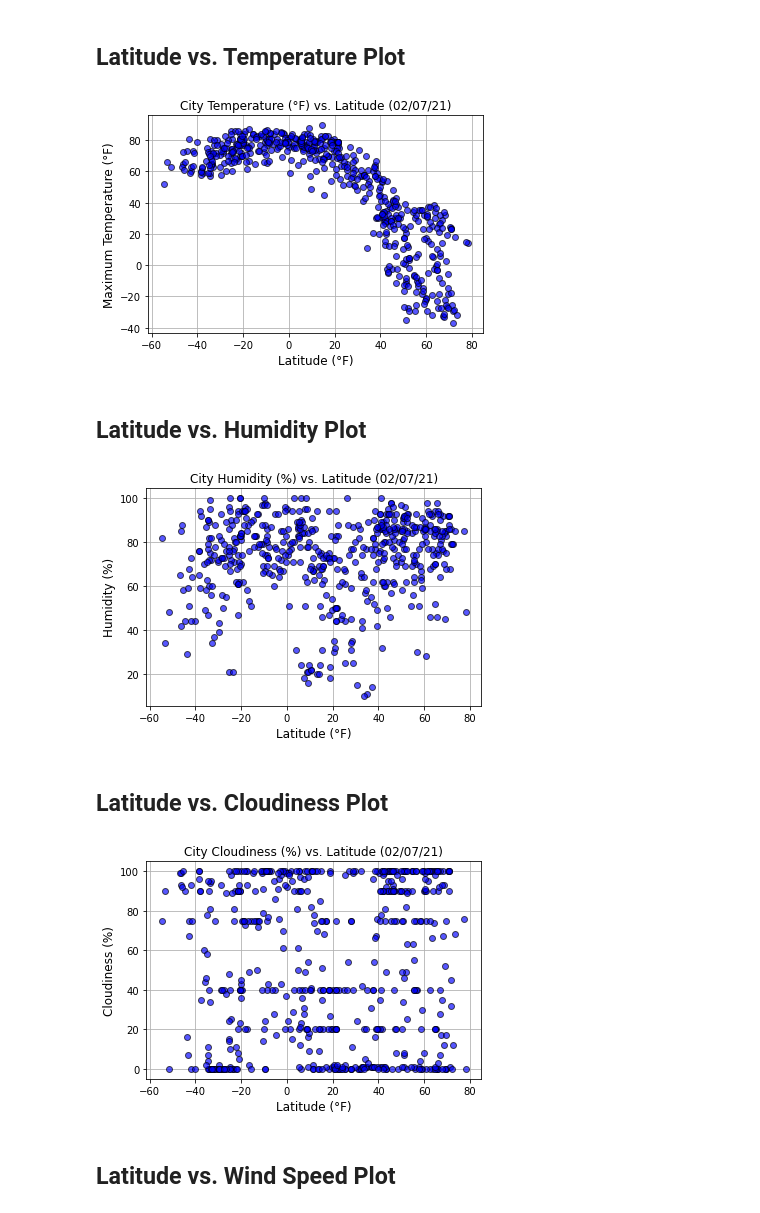
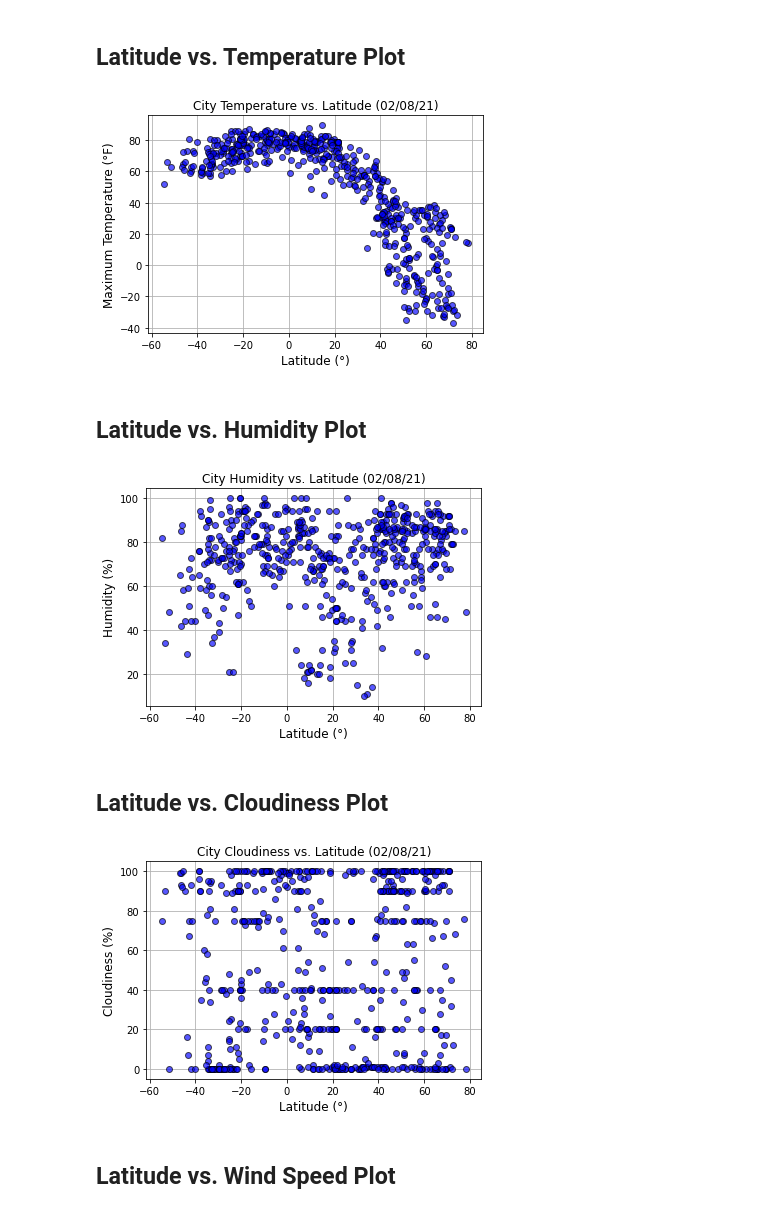
Before and after one commit to uno-sebastian/python-api-challenge, a Jupyter notebook: WeatherPy/WeatherPy.ipynb, the cells around one changed output. Saved outputs shown, nothing was run; the diff lists cells and outputs as text; code cells hidden in the pictures.

```diff
--- a/WeatherPy/WeatherPy.ipynb
+++ b/WeatherPy/WeatherPy.ipynb
@@ -254,39 +256,39 @@ def plot_the_data(x, y, x_label, y_label, title, output_file):
 plot_the_data(
     clean_city_data['Lat'],
     clean_city_data['Max Temp'],
-    'Latitude (°F)',
+    'Latitude (°)',
     'Maximum Temperature (°F)',
-    'City Temperature (°F) vs. Latitude',
+    'City Temperature vs. Latitude',
     'Cities_TempVLat'
 )
 # %% [output]
-[figure, old version]
+[figure, new version]
 # %% [markdown]
 ## Latitude vs. Humidity Plot
 # %%
 plot_the_data(
     clean_city_data['Lat'],
     clean_city_data['Humidity'],
-    'Latitude (°F)',
+    'Latitude (°)',
     'Humidity (%)',
-    'City Humidity (%) vs. Latitude',
+    'City Humidity vs. Latitude',
     'Cities_HumidityVLat'
 )
 # %% [output]
-[figure, old version]
+[figure, new version]
 # %% [markdown]
 ## Latitude vs. Cloudiness Plot
 # %%
 plot_the_data(
     clean_city_data['Lat'],
     clean_city_data['Cloudiness'],
-    'Latitude (°F)',
+    'Latitude (°)',
     'Cloudiness (%)',
-    'City Cloudiness (%) vs. Latitude',
+    'City Cloudiness vs. Latitude',
     'Cities_CloudinessVLat'
 )
 # %% [output]
-[figure, old version]
+[figure, new version]
 # %% [markdown]
 ## Latitude vs. Wind Speed Plot
 # %%
```
Also changed, not shown: parts of 11 cells of this notebook, 12 other files.
